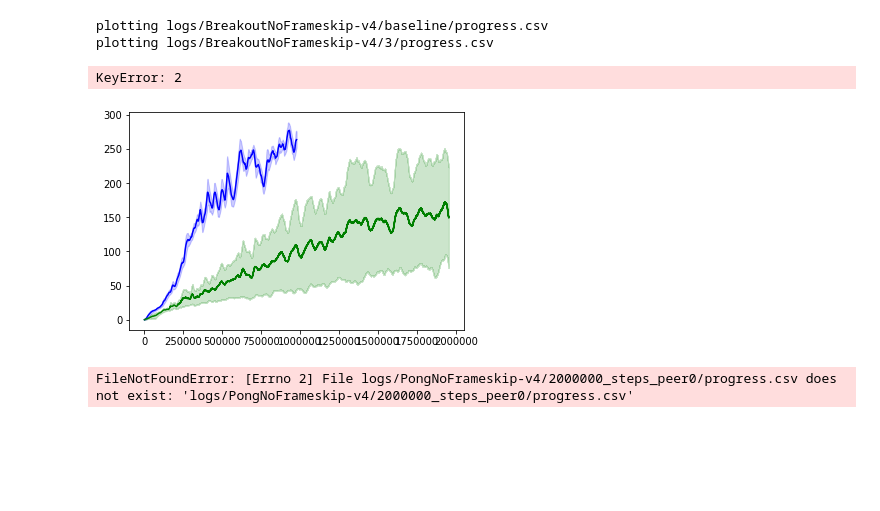
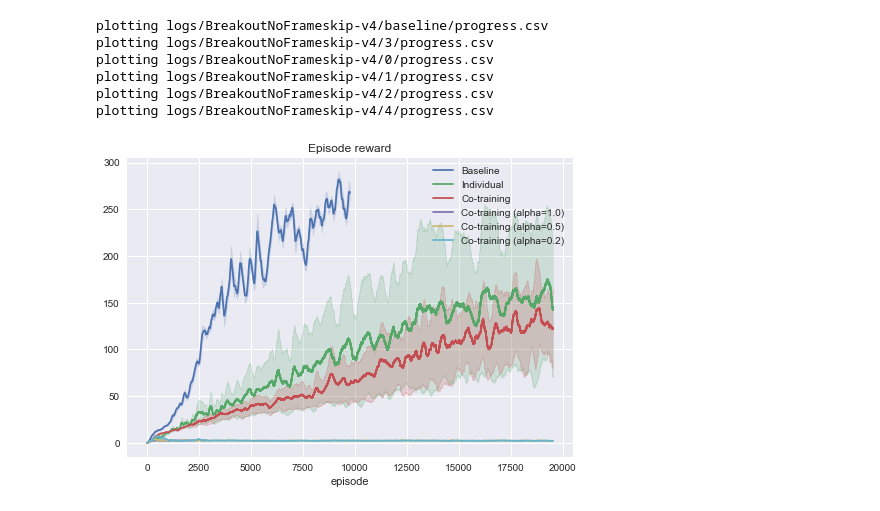
Before and after one commit to gohsyi/peer_bc_ct, a Jupyter notebook: plotter.ipynb, the cells around one changed output. Saved outputs shown, nothing was run; the diff lists cells and outputs as text; code cells hidden in the pictures; blank space fills up the shorter version.

```diff
--- a/plotter.ipynb
+++ b/plotter.ipynb
@@ -40,17 +0,0 @@ def plot_one_line(y, color=None, label=None):
-# %%
-from stable_baselines.results_plotter import COLORS
-
-def plot(*paths, **kargs):
-    for (path, label, color) in paths:
-        csv = pd.read_csv(os.path.join(path, 'progress.csv'))
-#         pdf_path = os.path.join(path, 'ep_reward.pdf')
-#         png_path = os.path.join(path, 'ep_reward.png')
-        plot_one_line(csv[kargs['column']], color=color, label=label)
-        print('plotting', os.path.join(path, 'progress.csv'))
-
-    plt.title(kargs['title'])
-    plt.xlabel(kargs['xlabel'])
-    plt.legend()
-    plt.grid(color='white')
-    plt.savefig(os.path.join(path, 'reward.png'))
-    plt.show()
@@ -57,15 +66,30 @@ def plot(*paths, **kargs):
 # %%
 plot(
-    ('logs/BreakoutNoFrameskip-v4/baseline/', 'Baseline', COLORS[0]),
-    ('logs/BreakoutNoFrameskip-v4/3/', 'Individual', COLORS[1]),
-    ('logs/BreakoutNoFrameskip-v4/0/', 'Co-training', COLORS[2]),
-    ('logs/BreakoutNoFrameskip-v4/1/', 'Co-training (alpha=1.0)', COLORS[3]),
-    ('logs/BreakoutNoFrameskip-v4/2/', 'Co-training (alpha=0.5)', COLORS[4]),
-    ('logs/BreakoutNoFrameskip-v4/4/', 'Co-training (alpha=0.2)', COLORS[5]),
-    column='ep_reward_mean', xlabel='episodes', title='Mean Episode Reward'
-)
+    {
+        'path': 'logs/BreakoutNoFrameskip-v4/baseline/',
+        'label': 'Baseline',
+    }, {
+        'path': 'logs/BreakoutNoFrameskip-v4/3/',
+        'label': 'Individual'
+    }, {
+        'path': 'logs/BreakoutNoFrameskip-v4/0/',
+        'label': 'Co-training'
+    }, {
+        'path': 'logs/BreakoutNoFrameskip-v4/1/',
+        'label': 'Co-training (alpha=1.0)'
+    }, {
+        'path': 'logs/BreakoutNoFrameskip-v4/2/',
+        'label': 'Co-training (alpha=0.5)'
+    }, {
+        'path': 'logs/BreakoutNoFrameskip-v4/4/',
+        'label': 'Co-training (alpha=0.2)'
+    },
+    column='ep_reward_mean', title='Episode reward')
 # %% [output]
 plotting logs/BreakoutNoFrameskip-v4/baseline/progress.csv
 plotting logs/BreakoutNoFrameskip-v4/3/progress.csv
+plotting logs/BreakoutNoFrameskip-v4/0/progress.csv
+plotting logs/BreakoutNoFrameskip-v4/1/progress.csv
+plotting logs/BreakoutNoFrameskip-v4/2/progress.csv
+plotting logs/BreakoutNoFrameskip-v4/4/progress.csv
-KeyError: 2
-[figure, old version]
+[figure, new version]
@@ -81,10 +96,2 @@ plot(
-# %%
-plot(
-    ('logs/PongNoFrameskip-v4/2000000_steps_peer0', 'alpha=0', COLORS[0]),
-    ('logs/PongNoFrameskip-v4/2000000_steps_peer1', 'alpha=1', COLORS[1]),
-    column='ep_reward_mean', xlabel='Episodes (x100)', title='Episode Reward'
-)
-# %% [output]
-FileNotFoundError: [Errno 2] File logs/PongNoFrameskip-v4/2000000_steps_peer0/progress.csv does not exist: 'logs/PongNoFrameskip-v4/2000000_steps_peer0/progress.csv'
 # %%
 plot(
```
Also changed, not shown: parts of 10 cells of this notebook, 1 other file.
